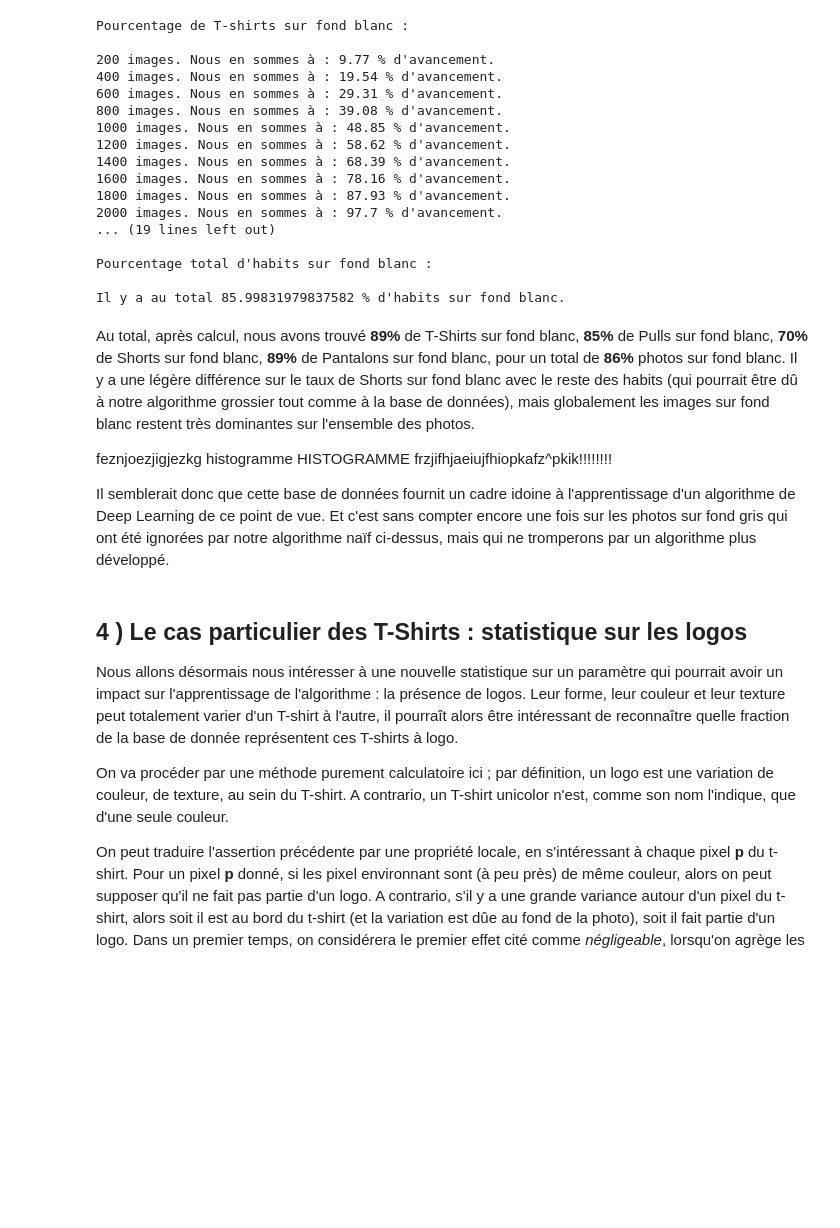
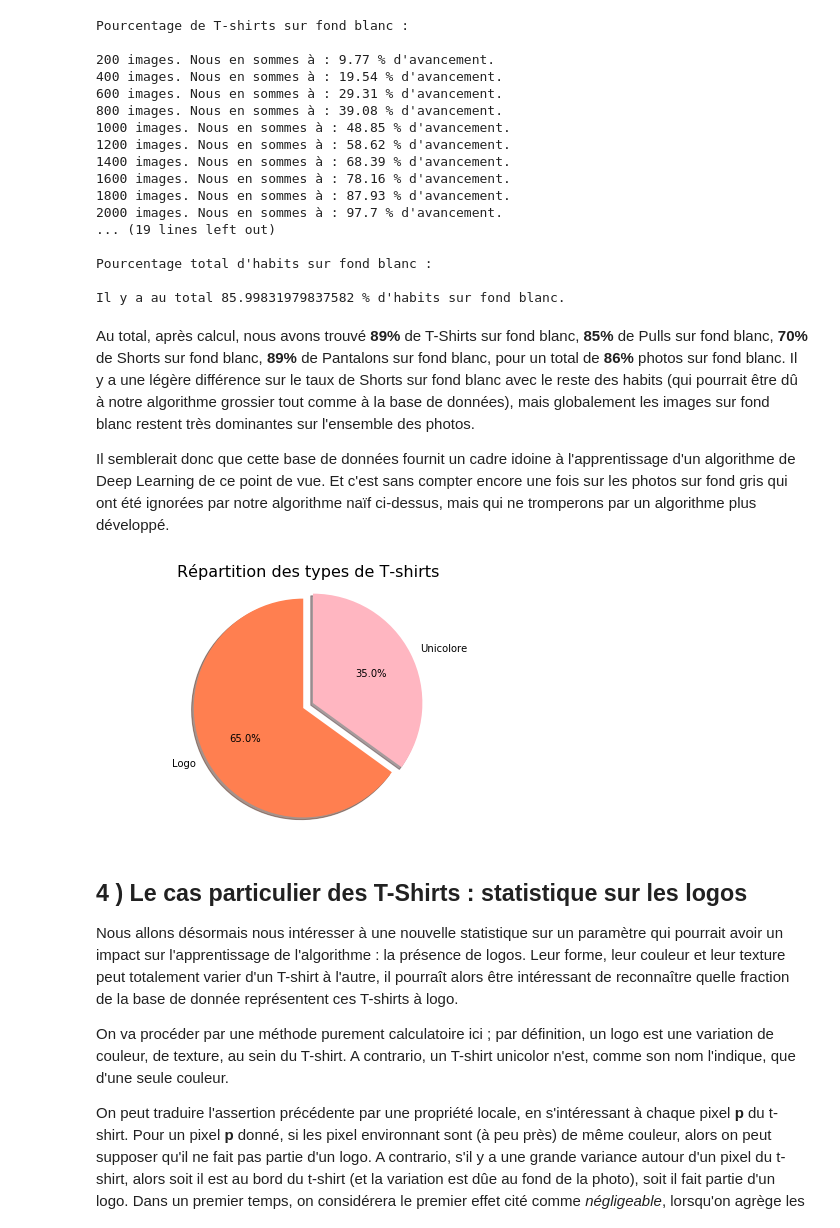
Before and after one commit to ENSAE-Projet-Info/main, a Jupyter notebook: notebook.ipynb, the cells around one changed output. Drawn from its saved outputs; the diff is of its cells as text; code cells hidden in the pictures; blank space fills up the shorter version.

```diff
--- a/notebook.ipynb
+++ b/notebook.ipynb
@@ -437,6 +439,6 @@ Il y a au total 85.99831979837582 % d'habits sur fond blanc.
 # %% [markdown]
 Au total, après calcul, nous avons trouvé **89%** de T-Shirts sur fond blanc, **85%** de Pulls sur fond blanc, **70%** de Shorts sur fond blanc, **89%** de Pantalons sur fond blanc, pour un total de **86%** photos sur fond blanc. Il y a une légère différence sur le taux de Shorts sur fond blanc avec le reste des habits (qui pourrait être dû à notre algorithme grossier tout comme à la base de données), mais globalement les images sur fond blanc restent très dominantes sur l'ensemble des photos.
 
-feznjoezjigjezkg histogramme HISTOGRAMME frzjifhjaeiujfhiopkafz^pkik!!!!!!!!
+
 
 Il semblerait donc que cette base de données fournit un cadre idoine à l'apprentissage d'un algorithme de Deep Learning de ce point de vue. Et c'est sans compter encore une fois sur les photos sur fond gris qui ont été ignorées par notre algorithme naïf ci-dessus, mais qui ne tromperons par un algorithme plus développé.
@@ -443,3 +447,7 @@ Il semblerait donc que cette base de données fournit un cadre idoine à l'appre
+# %%
+pie_chart_logo ()
+# %% [output]
+[figure, added]
 # %% [markdown]
 ## 4 )    Le cas particulier des T-Shirts : statistique sur les logos
 
```
Also changed, not shown: parts of 10 cells of this notebook.
